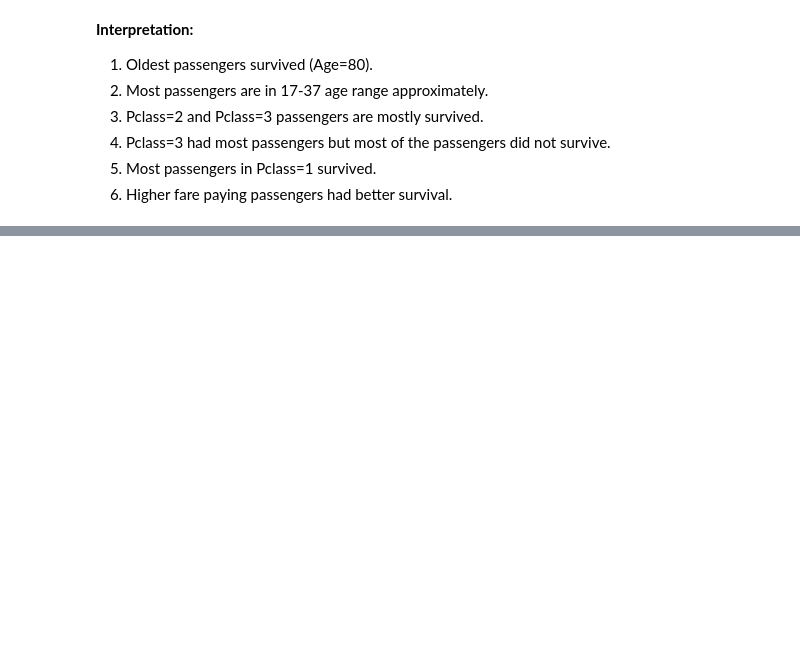
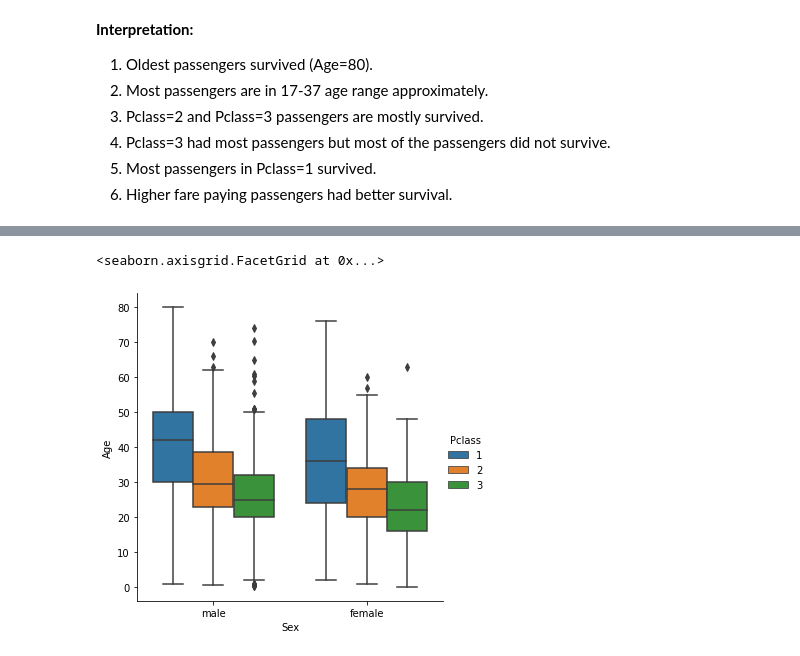
Before and after one commit to RAJ-DSML/Titanic-Disaster-Solution, a Jupyter notebook: titanic.ipynb, the cells around one changed output, grey strips where cells are left out. Cells and saved outputs as stored; diff of their text form; code cells hidden in the pictures; blank space fills up the shorter version.

```diff
--- a/titanic.ipynb
+++ b/titanic.ipynb
@@ -200,0 +200,5 @@ memory usage: 36.0+ KB
+# %%
+sns.factorplot(y="Age", x="Sex", hue="Pclass", data=dataset, kind="box")
+# %% [output]
+<seaborn.axisgrid.FacetGrid at 0x...>
+[figure, added]
```
Also changed, not shown: parts of 34 cells of this notebook.
